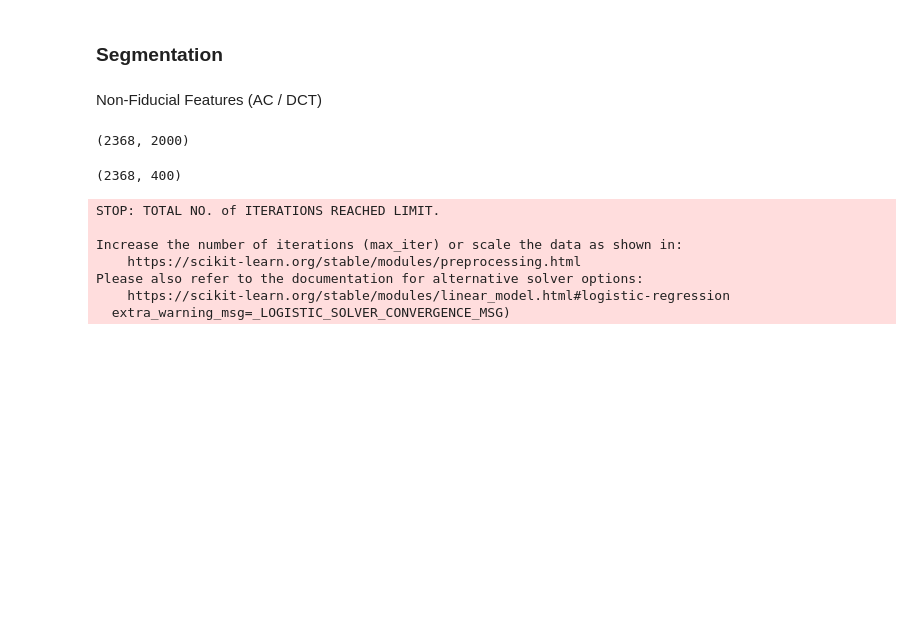
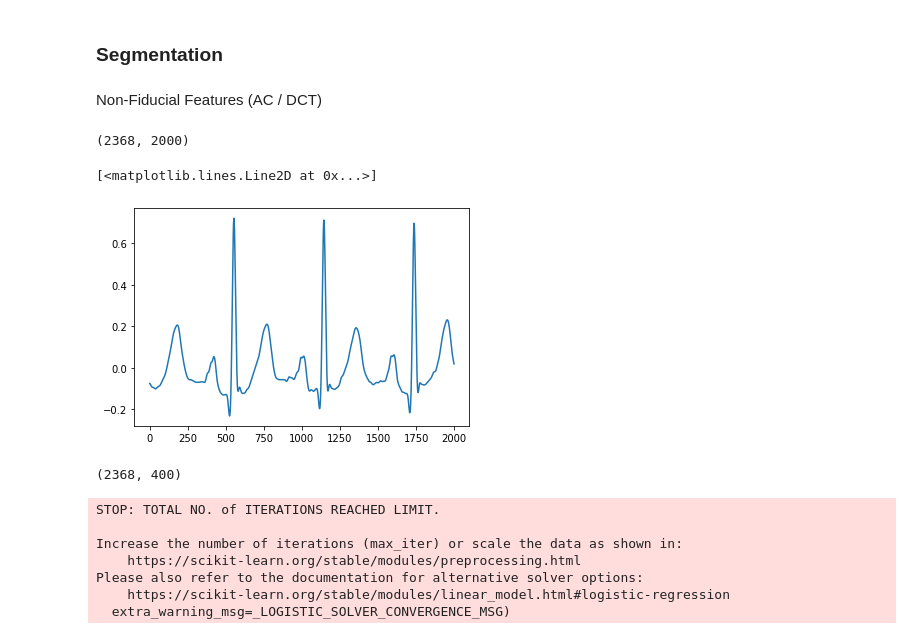
Before and after one commit to AKSYOA/ECG-Based-Authentication, a Jupyter notebook: HCI - Project test.ipynb, the cells around one changed output. Drawn from its saved outputs; the diff is of its cells as text; code cells hidden in the pictures; blank space fills up the shorter version.

```diff
--- a/HCI - Project test.ipynb
+++ b/HCI - Project test.ipynb
@@ -176,11 +177,14 @@ Non-Fiducial Features (AC / DCT)
 # %%
 segs = np.array(segment_list)
 segs = np.squeeze(segs)
 print(segs.shape)
 
 segment_class = np.array(segment_class)
+plt.plot(segs[5])
 # %% [output]
 (2368, 2000)
+[<matplotlib.lines.Line2D at 0x...>]
+[figure, added]
 # %%
 features1 = []
 for i in range(len(segs)):
```
Also changed, not shown: parts of 6 cells of this notebook.
